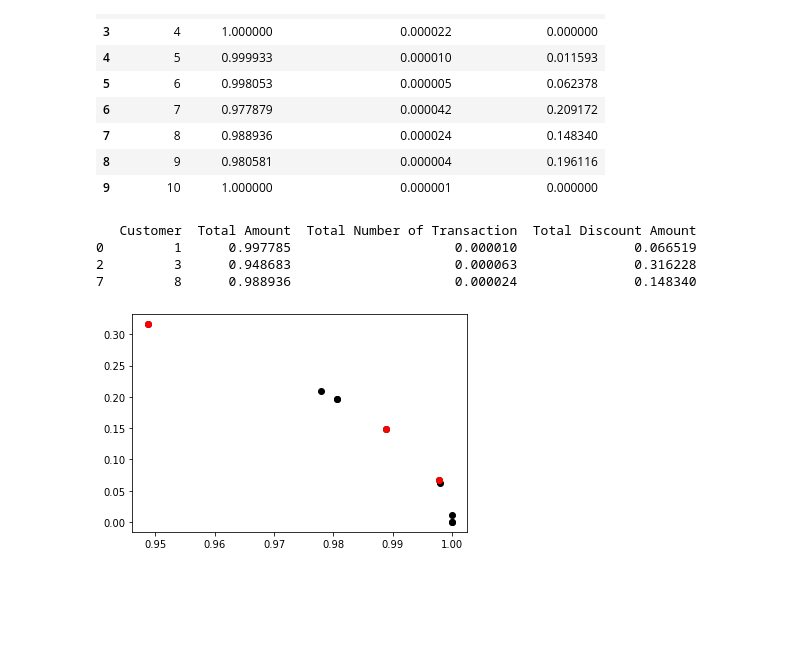
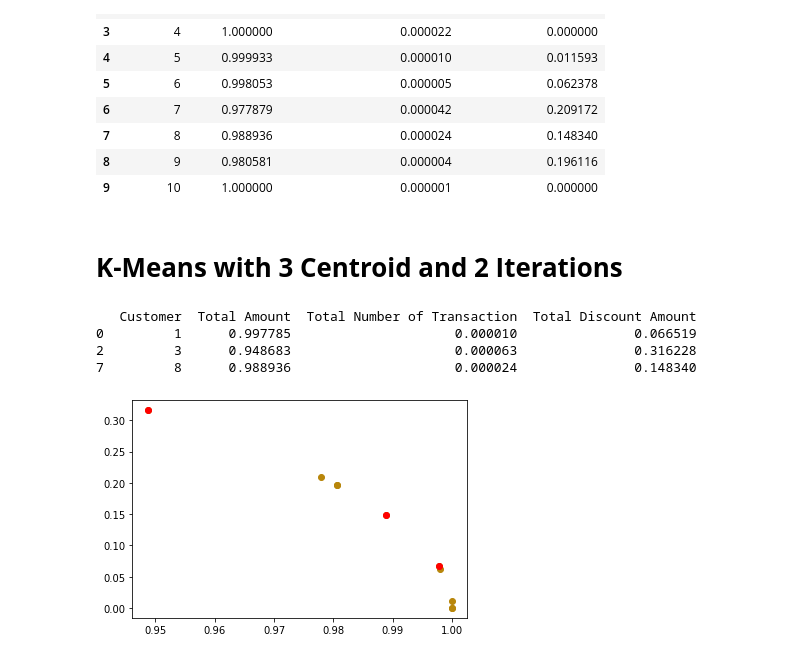
Before and after one commit to emily-indrakusuma/PreprocessingAndKMeans, a Jupyter notebook: Preprocessing_and_KMeans.ipynb, the cells around one changed output. Saved outputs shown, nothing was run; the diff lists cells and outputs as text; code cells hidden in the pictures; blank space fills up the shorter version.

```diff
--- a/Preprocessing_and_KMeans.ipynb
+++ b/Preprocessing_and_KMeans.ipynb
@@ -99,6 +99,8 @@ df.head(10)
 | 7 | 8 | 0.988936 | 0.000024 | 0.148340 |
 | 8 | 9 | 0.980581 | 0.000004 | 0.196116 |
 | 9 | 10 | 1.000000 | 0.000001 | 0.000000 |
+# %% [markdown]
+# **K-Means with 3 Centroid and 2 Iterations**
 # %%
 k = 3
 # rows = df.shape[0]
@@ -113,11 +115,11 @@ print(centroids)
 2         3      0.948683                     0.000063               0.316228
 7         8      0.988936                     0.000024               0.148340
 # %%
-plt.scatter(df["Total Amount"],df["Total Discount Amount"],c='black')
+plt.scatter(df["Total Amount"],df["Total Discount Amount"],c='darkgoldenrod')
 plt.scatter(centroids["Total Amount"],centroids["Total Discount Amount"],c='red')
 plt.show()
 # %% [output]
-[figure, old version]
+[figure, new version]
 # %%
 diff = 1
 val=0
```
Also changed, not shown: parts of 1 cell of this notebook.
